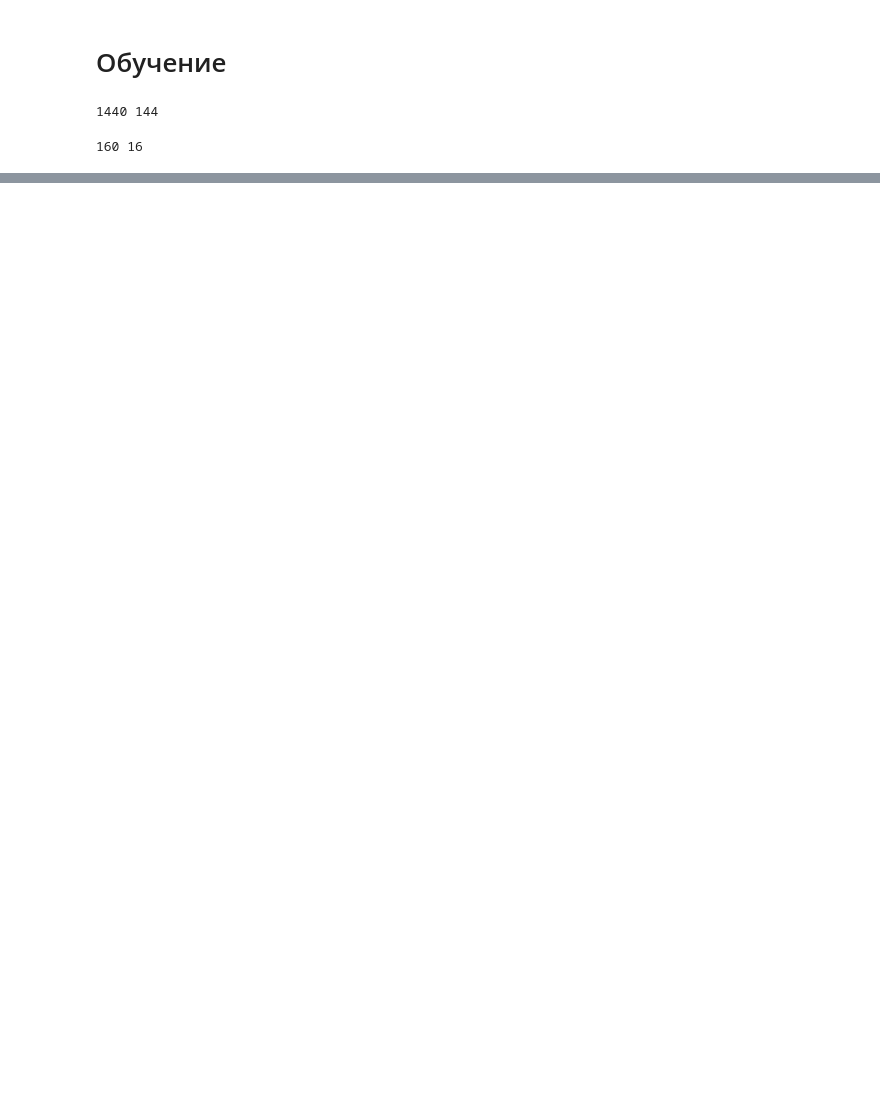
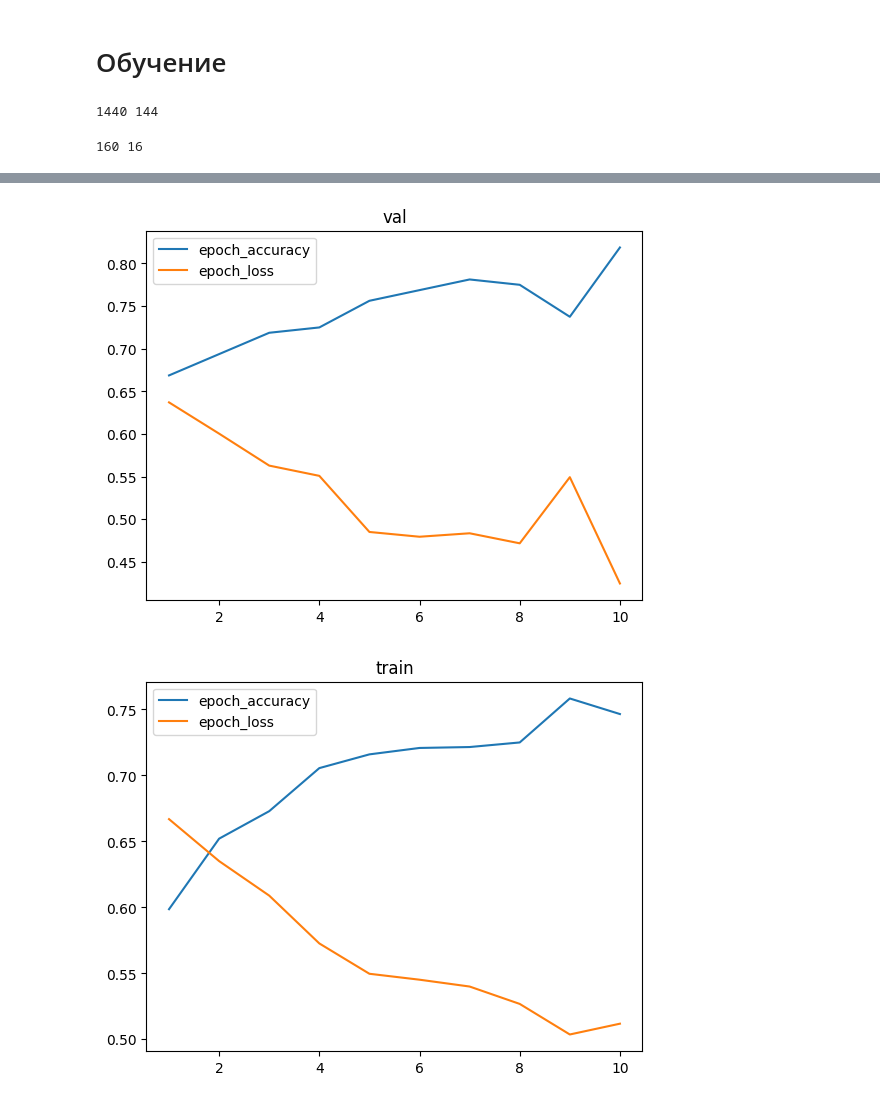
Before and after one commit to AnnaVerh04/lab-python, a Jupyter notebook: Model training and testing.ipynb, the cells around one changed output, grey strips where cells are left out. Cells and saved outputs as stored; diff of their text form; code cells hidden in the pictures; blank space fills up the shorter version.

Commit message:
Model training and testing

```diff
--- a/Model training and testing.ipynb
+++ b/Model training and testing.ipynb
@@ -215,0 +265,3 @@ print(len(val_data), len(val_loader))
+# %%
+model = Cnn().to(device)
+model.train()
@@ -215,0 +294,72 @@ print(len(val_data), len(val_loader))
+# %%
+optimizer = torch.optim.Adam(model.parameters(), lr=lr)
+criterion = nn.CrossEntropyLoss()
+
+train_loader = torch.utils.data.DataLoader(dataset = train_data, batch_size=batch_size, shuffle=True )
+val_loader = torch.utils.data.DataLoader(dataset = val_data, batch_size=batch_size, shuffle=False)
+
+def train(model, epochs):
+  epoch_val_accuracy_list = []
+  epoch_val_loss_list = []
+  epoch_accuracy_list = []
+  epoch_loss_list = []
+
+
+  for epoch in range(epochs):
+      epoch_loss = 0
+      epoch_accuracy = 0
+
+      for data, label in train_loader:
+          data = data.to(device)
+          label = label.to(device)
+
+          output = model(data)
+          loss = criterion(output, label)
+
+          optimizer.zero_grad()
+          loss.backward()
+          optimizer.step()
+
+          acc = ((output.argmax(dim=1) == label).float().mean())
+          epoch_accuracy += acc/len(train_loader)
+          epoch_loss += loss/len(train_loader)
+
+      print('Epoch : {}, train accuracy : {}, train loss : {}'.format(epoch+1, epoch_accuracy,epoch_loss))
+      epoch_accuracy_list.append(epoch_accuracy)
+      epoch_loss_list.append(epoch_loss)
+      with torch.no_grad():
+          epoch_val_accuracy=0
+          epoch_val_loss =0
+          for data, label in val_loader:
+              data = data.to(device)
+              label = label.to(device)
+              val_output = model(data)
+              val_loss = criterion(val_output,label)
+
+
+              acc = ((val_output.argmax(dim=1) == label).float().mean())
+              epoch_val_accuracy += acc/ len(val_loader)
+              epoch_val_loss += val_loss/ len(val_loader)
+
+          print('Epoch : {}, val_accuracy : {}, val_loss : {}'.format(epoch+1, epoch_val_accuracy,epoch_val_loss))
+
+      epoch_val_accuracy_list.append(epoch_val_accuracy)
+      epoch_val_loss_list.append(epoch_val_loss)
+
+  return(epoch_val_accuracy_list,epoch_val_loss_list,
+  epoch_accuracy_list,
+  epoch_loss_list)
+
+epoch_val_accuracy_list,epoch_val_loss_list,epoch_accuracy_list,epoch_loss_list = train(model, epochs)
+
+def show_plot(accuracy_list, loss_list, text):
+  x = list(range(1, len(accuracy_list)+ 1))
+  plt.plot(x, accuracy_list, label = "epoch_accuracy")
+  plt.plot(x, loss_list, label = "epoch_loss")
+  plt.title(text)
+  plt.legend()
+  plt.show()
+
+show_plot(epoch_val_accuracy_list, epoch_val_loss_list, "val")
+show_plot(epoch_accuracy_list, [i.data for i in epoch_loss_list], "train")
+# %% [output]
@@ -215,0 +386,2 @@ print(len(val_data), len(val_loader))
+[figure, added]
+[figure, added]
```
Also changed, not shown: parts of 21 cells of this notebook, 1 other file.
